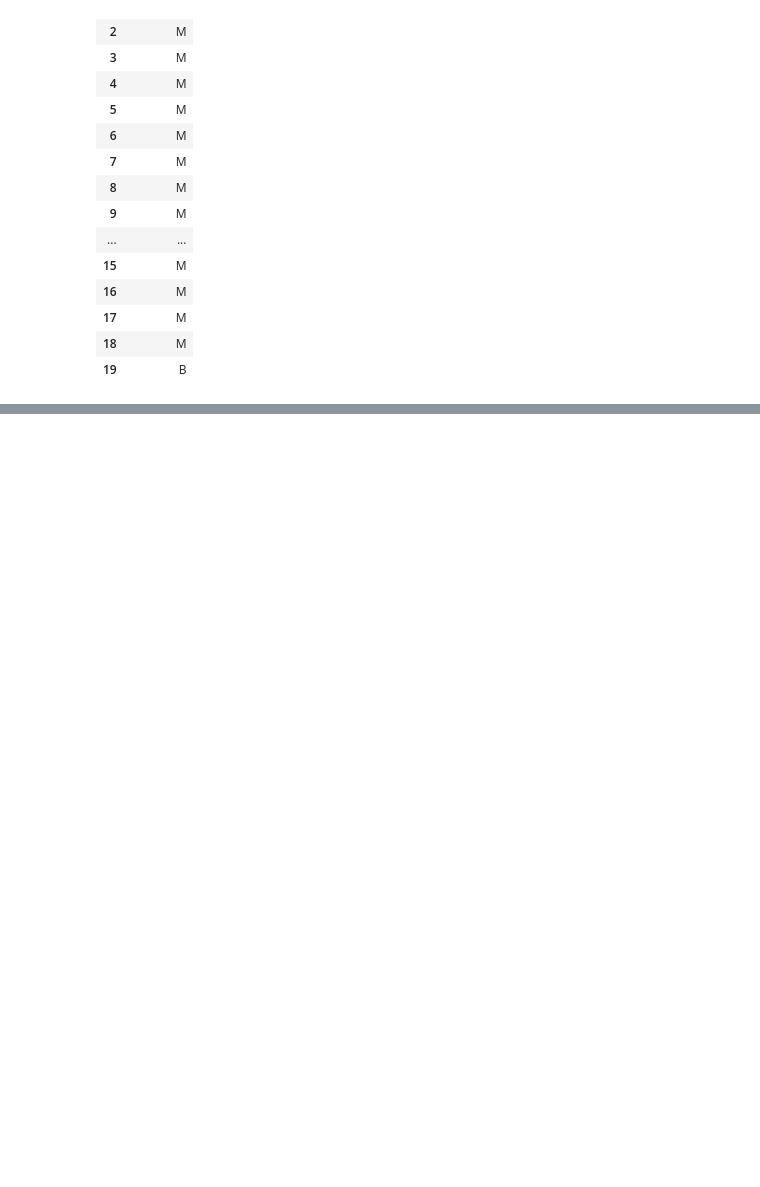
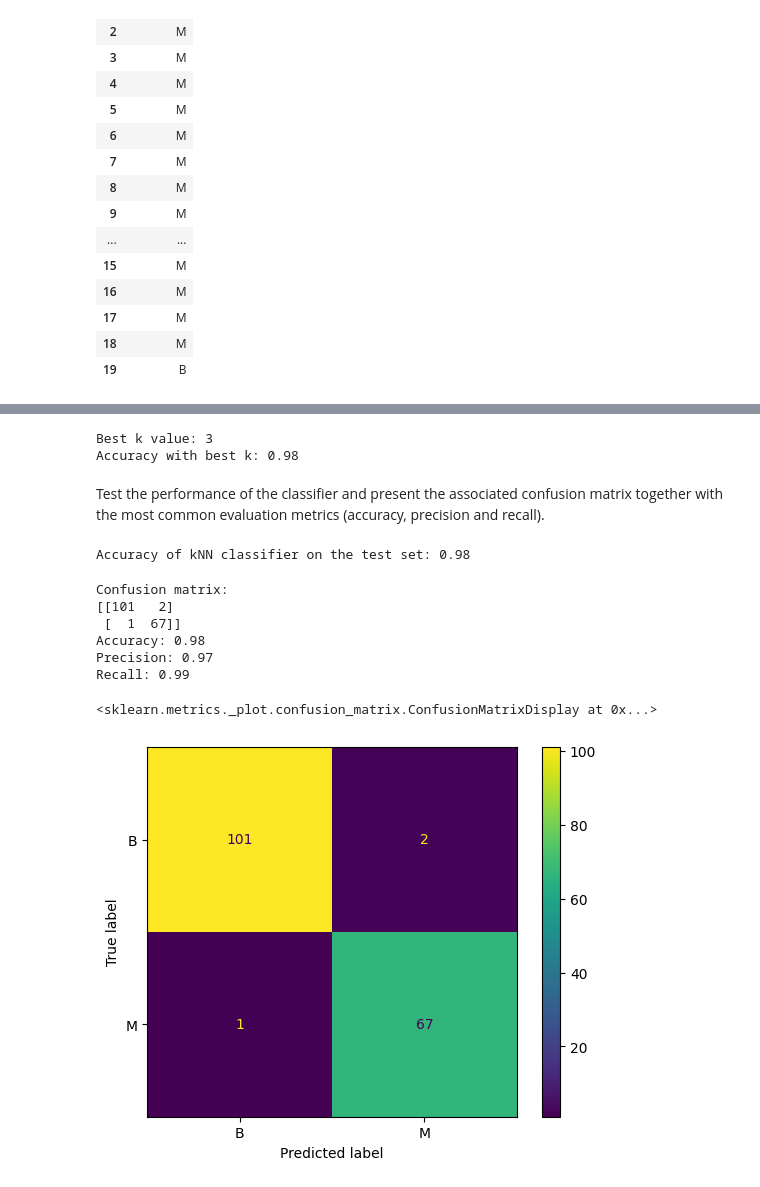
Before and after one commit to Jafestro/Data-Mallinnus, a Jupyter notebook: kidney/breast_cancer.ipynb, the cells around one changed output, grey strips where cells are left out. Cells and saved outputs as stored; diff of their text form; code cells hidden in the pictures; blank space fills up the shorter version.

Commit message:
Add VSCode settings and update README for scikit-learn installation also Finalize Breast Cancer data modeling

```diff
--- a/kidney/breast_cancer.ipynb
+++ b/kidney/breast_cancer.ipynb
@@ -79,0 +122,5 @@ y.head(20)
+# %%
+from sklearn.preprocessing import StandardScaler
+scaler = StandardScaler()
+X_scaled = pd.DataFrame(scaler.fit_transform(X), columns=X.columns)
+X_scaled.head()
@@ -120,0 +186,65 @@ Index(['Diagnosis'], dtype='object')
+# %%
+# Define a range of k values to test
+k_values = range(1, 101)
+accuracies = []
+
+# Iterate over the range of k values
+for k in k_values:
+    knn = KNeighborsClassifier(n_neighbors=k)
+    knn.fit(X_train, y_train)
+    y_pred = knn.predict(X_test)
+    accuracy = accuracy_score(y_test, y_pred)
+    accuracies.append(accuracy)
+
+# Find the best k value
+best_k = k_values[accuracies.index(max(accuracies))]
+print(f"Best k value: {best_k}")
+print(f"Accuracy with best k: {max(accuracies):.2f}")
+# %% [output]
+Best k value: 3
+Accuracy with best k: 0.98
+# %% [markdown]
+Test the performance of the classifier and present the associated confusion matrix together with the most common evaluation metrics (accuracy, precision and recall).
+# %%
+X_train, X_test, y_train, y_test = train_test_split(X_scaled, y.values.ravel(), test_size=0.3, random_state=123)
+
+knn = KNeighborsClassifier(n_neighbors=3)
+
+knn.fit(X_train, y_train)
+
+y_pred = knn.predict(X_test)
+
+accuracy_test = accuracy_score(y_test, y_pred)
+print(f"Accuracy of kNN classifier on the test set: {accuracy_test:.2f}")
+# %% [output]
+Accuracy of kNN classifier on the test set: 0.98
+# %%
+#Test the performance of the classifier and present the associated confusion matrix together with the most common evaluation metrics (accuracy, precision and recall).
+from sklearn.metrics import confusion_matrix, classification_report
+from sklearn.metrics import precision_score, recall_score
+from sklearn.metrics import accuracy_score
+
+
+conf_matrix = confusion_matrix(y_test, y_pred)
+accuracy = accuracy_score(y_test, y_pred)
+precision = precision_score(y_test, y_pred, pos_label="M")
+recall = recall_score(y_test, y_pred, pos_label="M")
+print(f"Confusion matrix:\n{conf_matrix}")
+print(f"Accuracy: {accuracy:.2f}")
+print(f"Precision: {precision:.2f}")
+print(f"Recall: {recall:.2f}")
+# %% [output]
+Confusion matrix:
+[[101   2]
+ [  1  67]]
+Accuracy: 0.98
+Precision: 0.97
+Recall: 0.99
+# %%
+from sklearn.metrics import ConfusionMatrixDisplay
+
+disp = ConfusionMatrixDisplay(confusion_matrix=conf_matrix, display_labels=knn.classes_)
+disp.plot()
+# %% [output]
+<sklearn.metrics._plot.confusion_matrix.ConfusionMatrixDisplay at 0x...>
+[figure, added]
```
Also changed, not shown: parts of 18 cells of this notebook, 1 other file.
